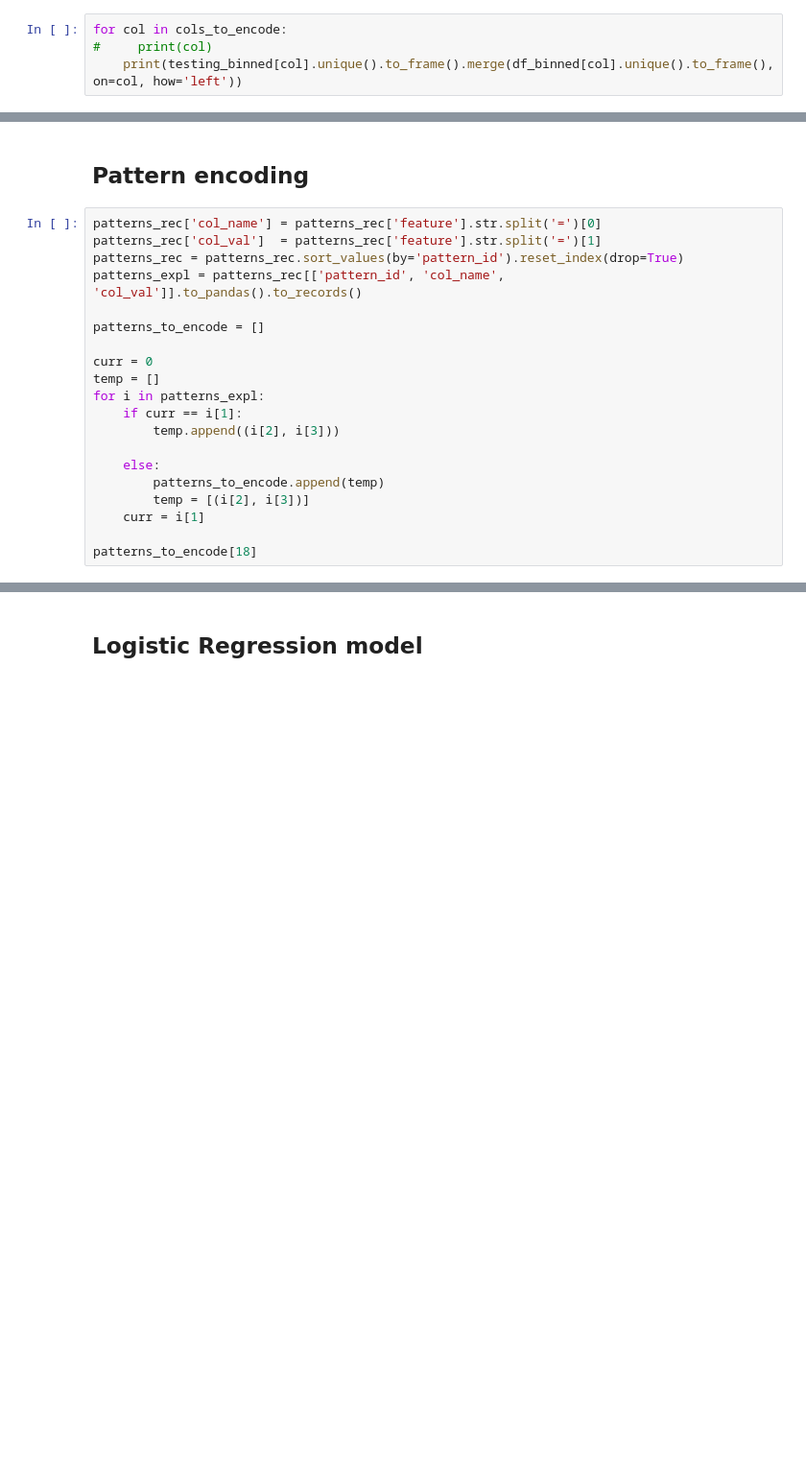
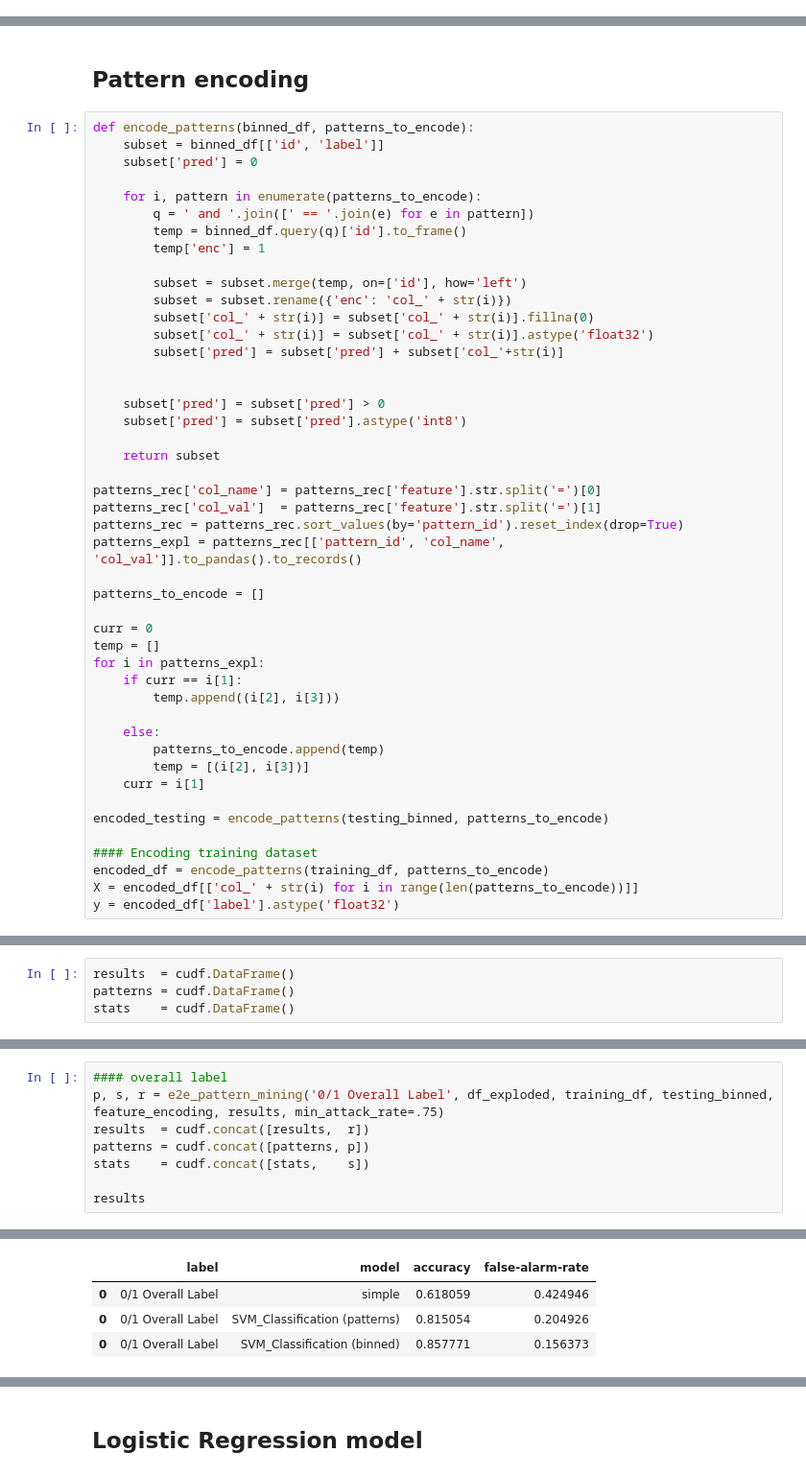
Before and after one commit to drabastomek/GTC, a Jupyter notebook: DC_2019/codes/GTC_DC_2019_Cyber.ipynb, the cells around one changed output, grey strips where cells are left out. Shown: that part at 96% size. Saved outputs shown, nothing was run; the diff lists cells and outputs as text; blank space fills up the shorter version.

```diff
--- a/DC_2019/codes/GTC_DC_2019_Cyber.ipynb
+++ b/DC_2019/codes/GTC_DC_2019_Cyber.ipynb
@@ -588,4 +470,0 @@ time: 243 ms
-# %%
-for col in cols_to_encode:
-#     print(col)
-    print(testing_binned[col].unique().to_frame().merge(df_binned[col].unique().to_frame(), on=col, how='left'))
@@ -595,6 +471,27 @@ time: 112 ms
 # %% [markdown]
 ## Pattern encoding
 # %%
+def encode_patterns(binned_df, patterns_to_encode):
+    subset = binned_df[['id', 'label']]
+    subset['pred'] = 0
+
+    for i, pattern in enumerate(patterns_to_encode):
+        q = ' and '.join([' == '.join(e) for e in pattern])
+        temp = binned_df.query(q)['id'].to_frame()
+        temp['enc'] = 1
+
+        subset = subset.merge(temp, on=['id'], how='left')
+        subset = subset.rename({'enc': 'col_' + str(i)})
+        subset['col_' + str(i)] = subset['col_' + str(i)].fillna(0)
+        subset['col_' + str(i)] = subset['col_' + str(i)].astype('float32')
+        subset['pred'] = subset['pred'] + subset['col_'+str(i)]
+
+
+    subset['pred'] = subset['pred'] > 0
+    subset['pred'] = subset['pred'].astype('int8')
+
+    return subset
+
 patterns_rec['col_name'] = patterns_rec['feature'].str.split('=')[0]
 patterns_rec['col_val']  = patterns_rec['feature'].str.split('=')[1]
 patterns_rec = patterns_rec.sort_values(by='pattern_id').reset_index(drop=True)
@@ -613,6 +510,11 @@ for i in patterns_expl:
         temp = [(i[2], i[3])]
     curr = i[1]
 
-patterns_to_encode[18]
+encoded_testing = encode_patterns(testing_binned, patterns_to_encode)
+
+#### Encoding training dataset
+encoded_df = encode_patterns(training_df, patterns_to_encode)
+X = encoded_df[['col_' + str(i) for i in range(len(patterns_to_encode))]]
+y = encoded_df['label'].astype('float32')
 # %% [output]
 [('ct_srv_dst_bin', '8')]
@@ -645,0 +687,4 @@ time: 2.13 s
+# %%
+results  = cudf.DataFrame()
+patterns = cudf.DataFrame()
+stats    = cudf.DataFrame()
@@ -645,0 +697,9 @@ time: 2.13 s
+# %%
+#### overall label
+p, s, r = e2e_pattern_mining('0/1 Overall Label', df_exploded, training_df, testing_binned, feature_encoding, results, min_attack_rate=.75)
+results  = cudf.concat([results,  r])
+patterns = cudf.concat([patterns, p])
+stats    = cudf.concat([stats,    s])
+
+results
+# %% [output]
@@ -645,0 +711,4 @@ time: 2.13 s
+|  | label | model | accuracy | false-alarm-rate |
+| 0 | 0/1 Overall Label | simple | 0.618059 | 0.424946 |
+| 0 | 0/1 Overall Label | SVM_Classification (patterns) | 0.815054 | 0.204926 |
+| 0 | 0/1 Overall Label | SVM_Classification (binned) | 0.857771 | 0.156373 |
```
Also changed, not shown: parts of 51 cells of this notebook.
